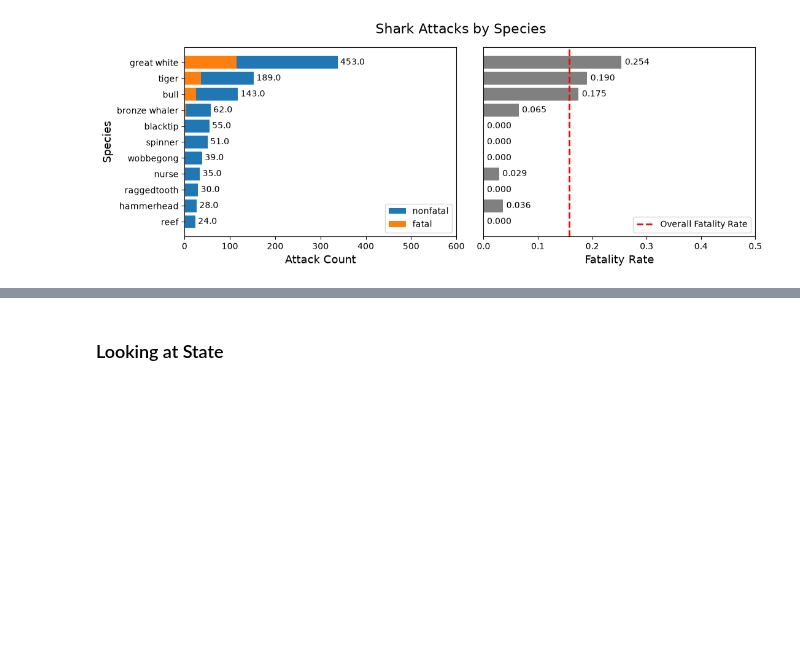
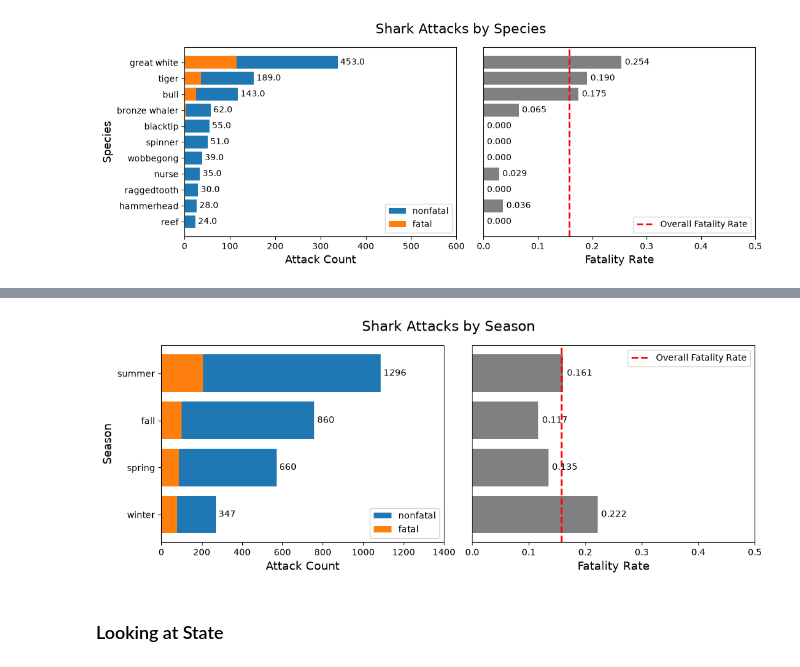
Before and after one commit to imalvarado/5650-final-project, a Jupyter notebook: code/eda.ipynb, the cells around one changed output, grey strips where cells are left out. Cells and saved outputs as stored; diff of their text form; code cells hidden in the pictures; blank space fills up the shorter version.

```diff
--- a/code/eda.ipynb
+++ b/code/eda.ipynb
@@ -6,7 +6,7 @@ import numpy as np
 # %%
 raw_shark_df = pd.read_csv("../data/clean_data/top_states.csv")
 shark_df = raw_shark_df[raw_shark_df["activity"] != "adrift"] # this activity has a 100% fatality rate, massive outlier
-shark_df = shark_df# .drop(["country", "state"], axis=1)
+shark_df = shark_df.drop(["sex", "age", "year"], axis=1)
 
 print(shark_df.head(), "\n")
 
@@ -158,0 +161,16 @@ fatality_rate_plots(species_counts, "species", max_x=600)
+# %%
+season_counts1 = fatal_df.groupby("season").size().to_frame(name="fatal_count").reset_index()
+season_counts2 = nonfatal_df.groupby("season").size().to_frame(name="nonfatal_count").reset_index()
+season_counts = pd.merge(season_counts2, season_counts1, on="season", how="left").fillna(0)
+season_counts["total_count"] = season_counts["fatal_count"] + season_counts["nonfatal_count"]
+season_counts["fatality_rate"] = season_counts["fatal_count"] / season_counts["total_count"]
+season_counts["perc_of_total"] = season_counts["total_count"] / season_counts["total_count"].sum()
+
+# drop those that account for less than 2% of attacks with species listed
+season_counts = season_counts[season_counts["perc_of_total"] >= 0.02]
+season_counts.drop(["perc_of_total"], axis=1, inplace=True)
+
+# sort for visuals
+season_counts.sort_values("total_count", ascending=True, inplace=True)
+
+season_counts
@@ -159,3 +183,7 @@ fatality_rate_plots(species_counts, "species", max_x=600)
+# %%
+fatality_rate_plots(season_counts, "season", max_x=1400)
+# %% [output]
+[figure, added]
 # %% [markdown]
 ### Looking at State
 # %%
```
Also changed, not shown: parts of 11 cells of this notebook, 6 other files.
